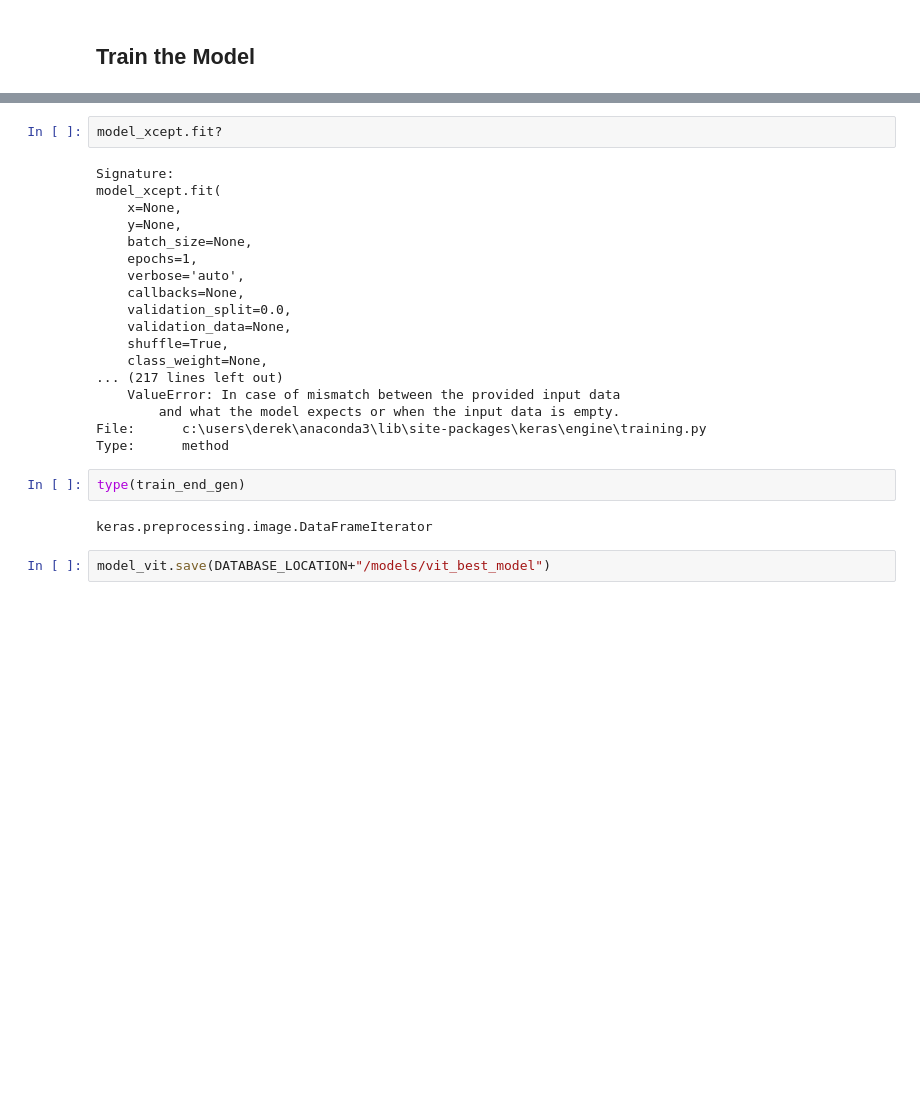
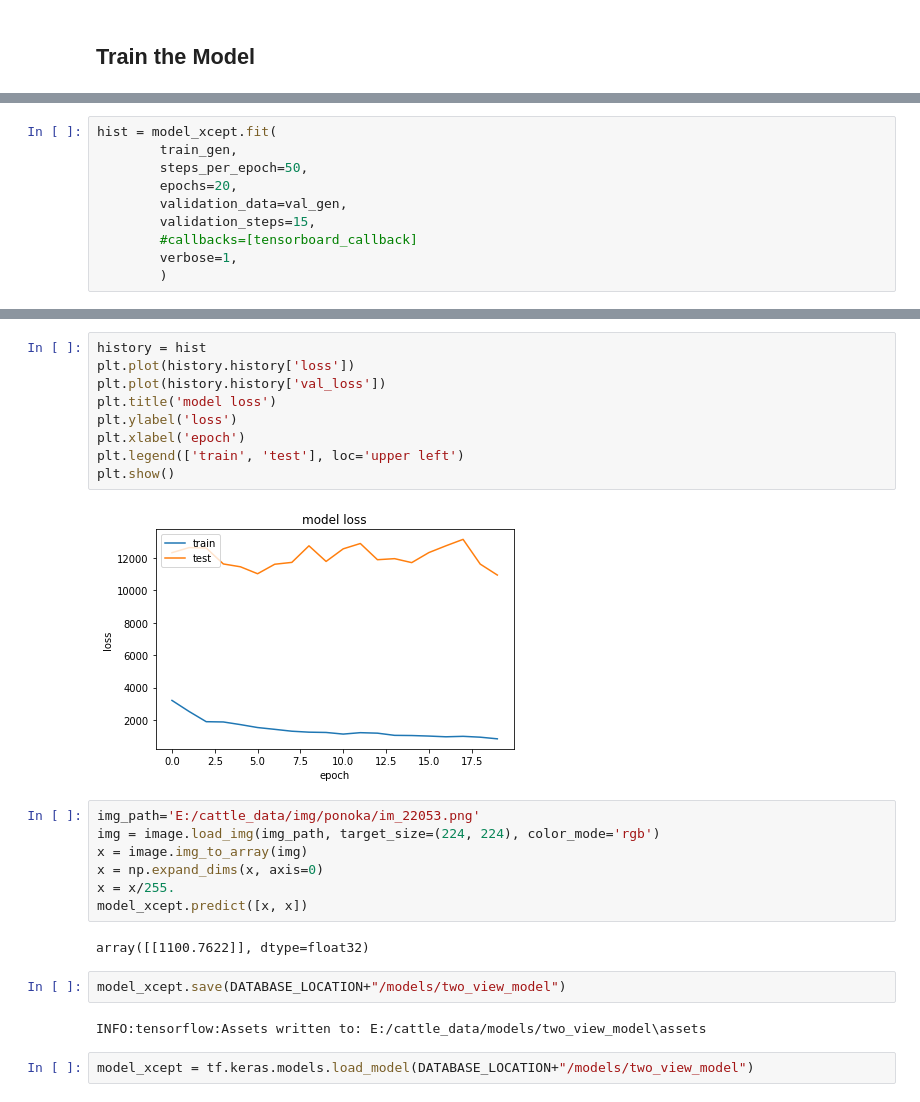
Before and after one commit to 3DBull/VisuWeigh, a Jupyter notebook: Training/multiview_training.ipynb, the cells around one changed output, grey strips where cells are left out. Saved outputs shown, nothing was run; the diff lists cells and outputs as text; blank space fills up the shorter version.

```diff
--- a/Training/multiview_training.ipynb
+++ b/Training/multiview_training.ipynb
@@ -265,0 +196,10 @@ ValueError: Failed to find data adapter that can handle input: (<class 'list'> c
+# %%
+hist = model_xcept.fit(
+        train_gen,
+        steps_per_epoch=50,
+        epochs=20,
+        validation_data=val_gen,
+        validation_steps=15,
+        #callbacks=[tensorboard_callback]
+        verbose=1,
+        )
@@ -266,29 +224,29 @@ ValueError: Failed to find data adapter that can handle input: (<class 'list'> c
+# %%
+history = hist
+plt.plot(history.history['loss'])
+plt.plot(history.history['val_loss'])
+plt.title('model loss')
+plt.ylabel('loss')
+plt.xlabel('epoch')
+plt.legend(['train', 'test'], loc='upper left')
+plt.show()
+# %% [output]
+[figure, added]
 # %%
-model_xcept.fit?
+img_path='E:/cattle_data/img/ponoka/im_22053.png'
+img = image.load_img(img_path, target_size=(224, 224), color_mode='rgb')
+x = image.img_to_array(img)
+x = np.expand_dims(x, axis=0)
+x = x/255.
+model_xcept.predict([x, x])
 # %% [output]
-Signature:
-model_xcept.fit(
-    x=None,
-    y=None,
-    batch_size=None,
-    epochs=1,
-    verbose='auto',
-    callbacks=None,
-    validation_split=0.0,
-    validation_data=None,
-    shuffle=True,
-    class_weight=None,
-... (217 lines left out)
-    ValueError: In case of mismatch between the provided input data
-        and what the model expects or when the input data is empty.
-File:      c:\users\derek\anaconda3\lib\site-packages\keras\engine\training.py
-Type:      method
+array([[1100.7622]], dtype=float32)
-# %%
-type(train_end_gen)
-# %% [output]
-keras.preprocessing.image.DataFrameIterator
 # %%
-model_vit.save(DATABASE_LOCATION+"/models/vit_best_model")
+model_xcept.save(DATABASE_LOCATION+"/models/two_view_model")
+# %% [output]
+INFO:tensorflow:Assets written to: E:/cattle_data/models/two_view_model\assets
+# %%
+model_xcept = tf.keras.models.load_model(DATABASE_LOCATION+"/models/two_view_model")
 # %%
 history = hist
 plt.plot(history.history['loss'])
```
Also changed, not shown: parts of 29 cells of this notebook, 2 other files.
